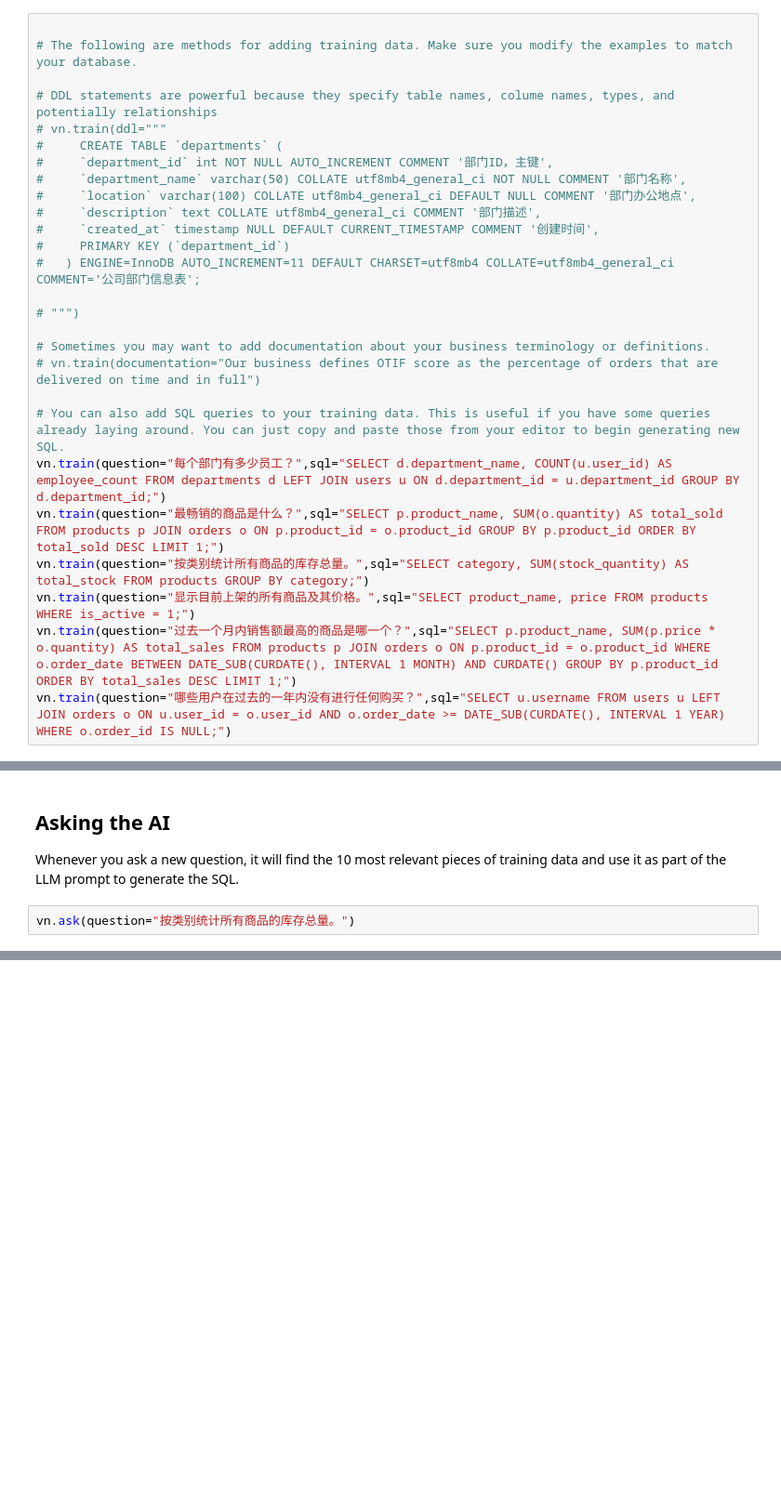
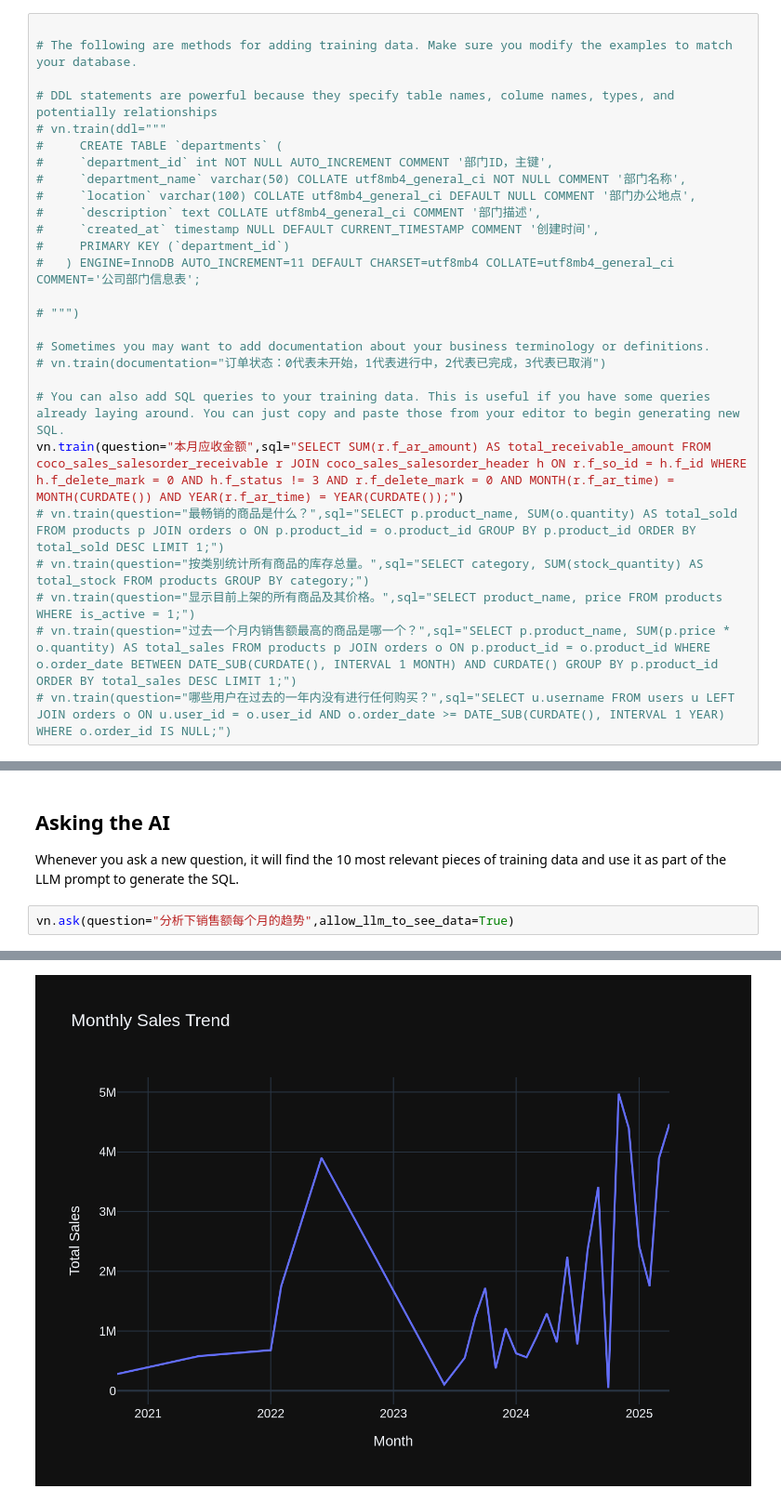
Before and after one commit to a812086325/vanna-test-demo, a Jupyter notebook: mysql-openai-standard-qdrant.ipynb, the cells around one changed output, grey strips where cells are left out. Shown at 93% size. Drawn from its saved outputs; the diff is of its cells as text; blank space fills up the shorter version.

```diff
--- a/mysql-openai-standard-qdrant.ipynb
+++ b/mysql-openai-standard-qdrant.ipynb
@@ -64,13 +64,13 @@ plan
 # """)
 
 # Sometimes you may want to add documentation about your business terminology or definitions.
-# vn.train(documentation="Our business defines OTIF score as the percentage of orders that are delivered on time and in full")
+# vn.train(documentation="订单状态：0代表未开始，1代表进行中，2代表已完成，3代表已取消")
 
 # You can also add SQL queries to your training data. This is useful if you have some queries already laying around. You can just copy and paste those from your editor to begin generating new SQL.
-vn.train(question="每个部门有多少员工？",sql="SELECT d.department_name, COUNT(u.user_id) AS employee_count FROM departments d LEFT JOIN users u ON d.department_id = u.department_id GROUP BY d.department_id;")
-vn.train(question="最畅销的商品是什么？",sql="SELECT p.product_name, SUM(o.quantity) AS total_sold FROM products p JOIN orders o ON p.product_id = o.product_id GROUP BY p.product_id ORDER BY total_sold DESC LIMIT 1;")
-vn.train(question="按类别统计所有商品的库存总量。",sql="SELECT category, SUM(stock_quantity) AS total_stock FROM products GROUP BY category;")
-vn.train(question="显示目前上架的所有商品及其价格。",sql="SELECT product_name, price FROM products WHERE is_active = 1;")
-vn.train(question="过去一个月内销售额最高的商品是哪一个？",sql="SELECT p.product_name, SUM(p.price * o.quantity) AS total_sales FROM products p JOIN orders o ON p.product_id = o.product_id WHERE o.order_date BETWEEN DATE_SUB(CURDATE(), INTERVAL 1 MONTH) AND CURDATE() GROUP BY p.product_id ORDER BY total_sales DESC LIMIT 1;")
-vn.train(question="哪些用户在过去的一年内没有进行任何购买？",sql="SELECT u.username FROM users u LEFT JOIN orders o ON u.user_id = o.user_id AND o.order_date >= DATE_SUB(CURDATE(), INTERVAL 1 YEAR) WHERE o.order_id IS NULL;")
+vn.train(question="本月应收金额",sql="SELECT SUM(r.f_ar_amount) AS total_receivable_amount FROM coco_sales_salesorder_receivable r JOIN coco_sales_salesorder_header h ON r.f_so_id = h.f_id WHERE h.f_delete_mark = 0 AND h.f_status != 3 AND r.f_delete_mark = 0 AND MONTH(r.f_ar_time) = MONTH(CURDATE()) AND YEAR(r.f_ar_time) = YEAR(CURDATE());")
+# vn.train(question="最畅销的商品是什么？",sql="SELECT p.product_name, SUM(o.quantity) AS total_sold FROM products p JOIN orders o ON p.product_id = o.product_id GROUP BY p.product_id ORDER BY total_sold DESC LIMIT 1;")
+# vn.train(question="按类别统计所有商品的库存总量。",sql="SELECT category, SUM(stock_quantity) AS total_stock FROM products GROUP BY category;")
+# vn.train(question="显示目前上架的所有商品及其价格。",sql="SELECT product_name, price FROM products WHERE is_active = 1;")
+# vn.train(question="过去一个月内销售额最高的商品是哪一个？",sql="SELECT p.product_name, SUM(p.price * o.quantity) AS total_sales FROM products p JOIN orders o ON p.product_id = o.product_id WHERE o.order_date BETWEEN DATE_SUB(CURDATE(), INTERVAL 1 MONTH) AND CURDATE() GROUP BY p.product_id ORDER BY total_sales DESC LIMIT 1;")
+# vn.train(question="哪些用户在过去的一年内没有进行任何购买？",sql="SELECT u.username FROM users u LEFT JOIN orders o ON u.user_id = o.user_id AND o.order_date >= DATE_SUB(CURDATE(), INTERVAL 1 YEAR) WHERE o.order_id IS NULL;")
 # %% [output]
@@ -103,6 +103,6 @@ vn.remove_training_data(id='1-ddl')
 ## Asking the AI
 Whenever you ask a new question, it will find the 10 most relevant pieces of training data and use it as part of the LLM prompt to generate the SQL.
 # %%
-vn.ask(question="按类别统计所有商品的库存总量。")
+vn.ask(question="分析下销售额每个月的趋势",allow_llm_to_see_data=True)
 # %% [output]
 SQL Prompt: [{'role': 'system', 'content': 'You are a SQL expert. Please help to generate a SQL query to answer the question. Your response should ONLY be based on the given context and follow the res ...
@@ -112,0 +125 @@ Couldn't run sql:  (1064, "You have an error in your SQL syntax; check the manua
+[figure, added]
```
Also changed, not shown: parts of 3 cells of this notebook.
